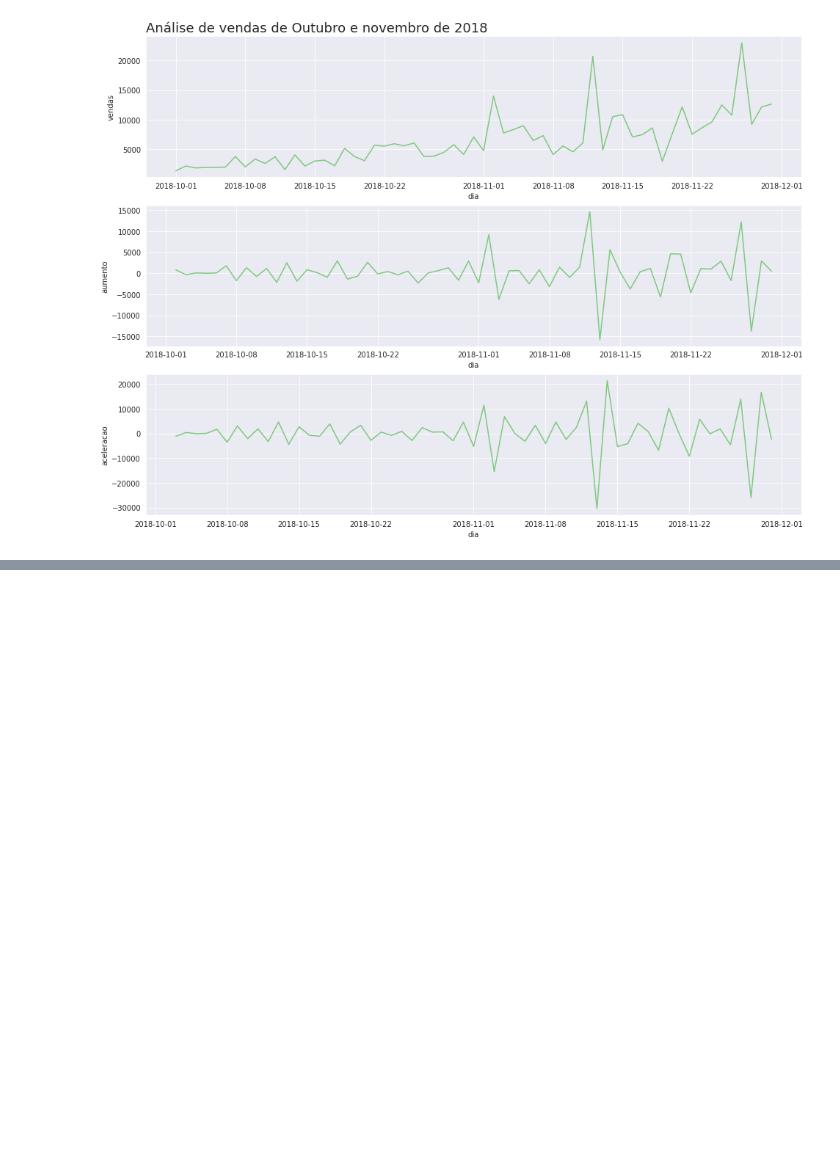
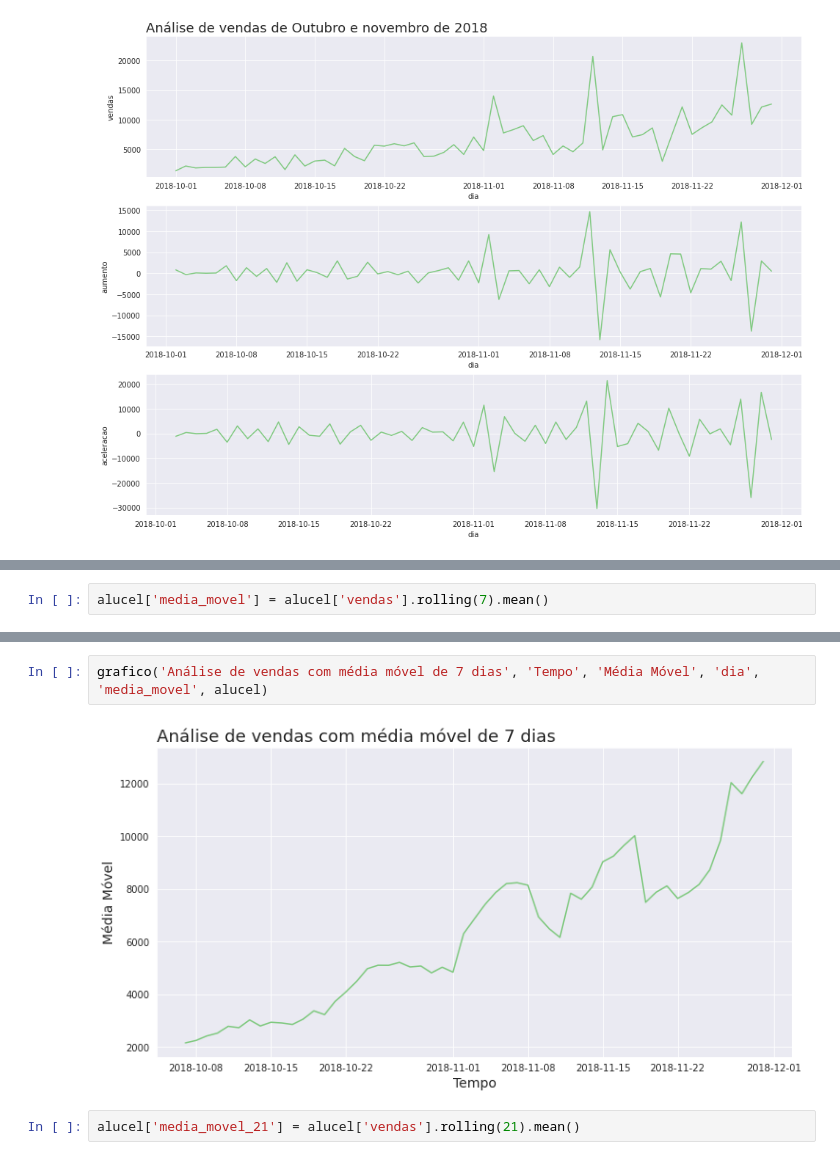
Before and after one commit to lumagri/Python_to_Data_Science, a Jupyter notebook: 8_DataScience_analises_de_series_temporais/TimeSeries.ipynb, the cells around one changed output, grey strips where cells are left out. Drawn from its saved outputs; the diff is of its cells as text; blank space fills up the shorter version.

Commit message:
Criando média móvel

```diff
--- a/8_DataScience_analises_de_series_temporais/TimeSeries.ipynb
+++ b/8_DataScience_analises_de_series_temporais/TimeSeries.ipynb
@@ -648,0 +652,2 @@ plot_comparacao('dia', 'vendas', 'aumento', 'aceleracao',
+# %%
+alucel['media_movel'] = alucel['vendas'].rolling(7).mean()
@@ -648,0 +667,6 @@ plot_comparacao('dia', 'vendas', 'aumento', 'aceleracao',
+# %%
+grafico('Análise de vendas com média móvel de 7 dias', 'Tempo', 'Média Móvel', 'dia', 'media_movel', alucel)
+# %% [output]
+[figure, added]
+# %%
+alucel['media_movel_21'] = alucel['vendas'].rolling(21).mean()
```
Also changed, not shown: parts of 4 cells of this notebook.
